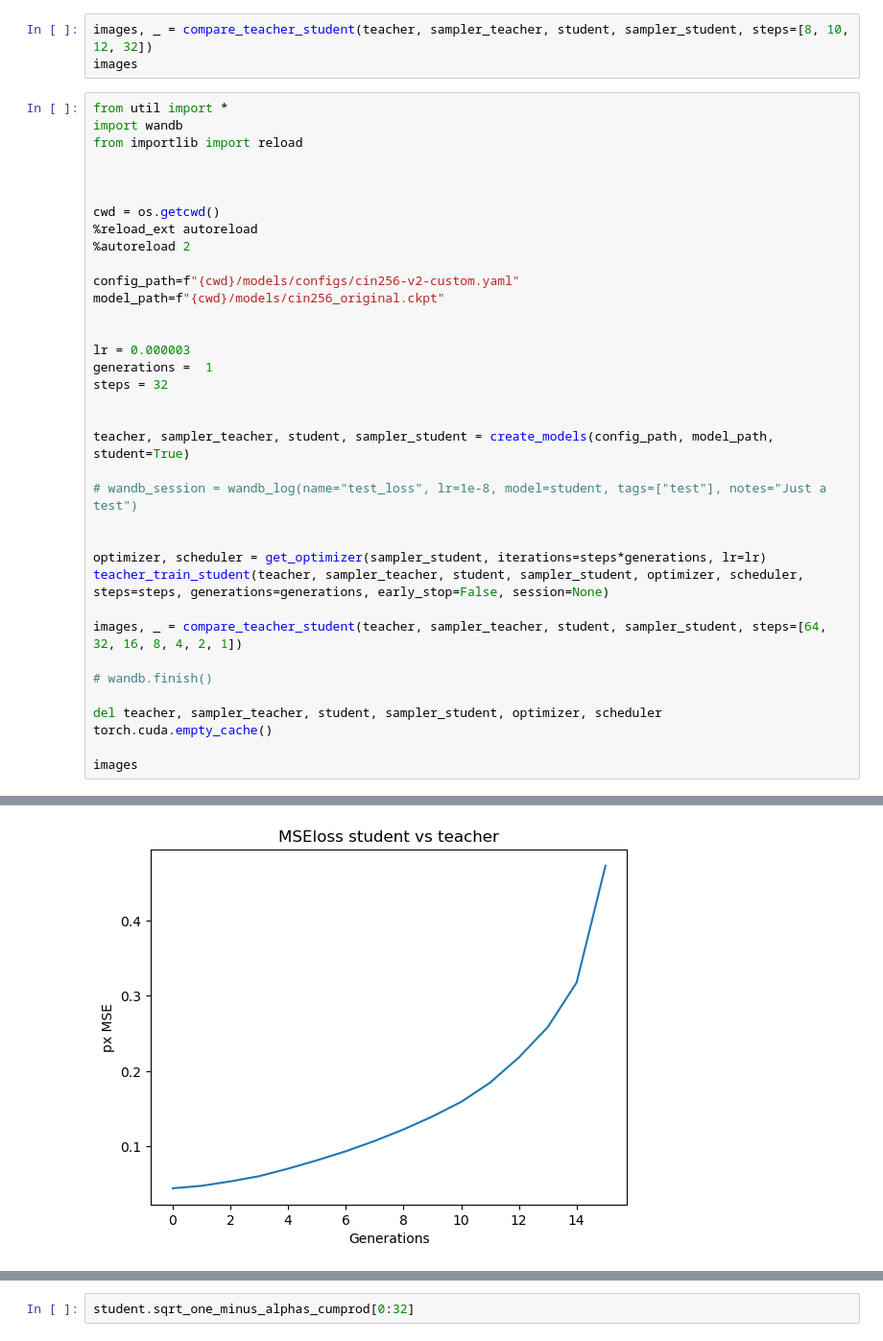
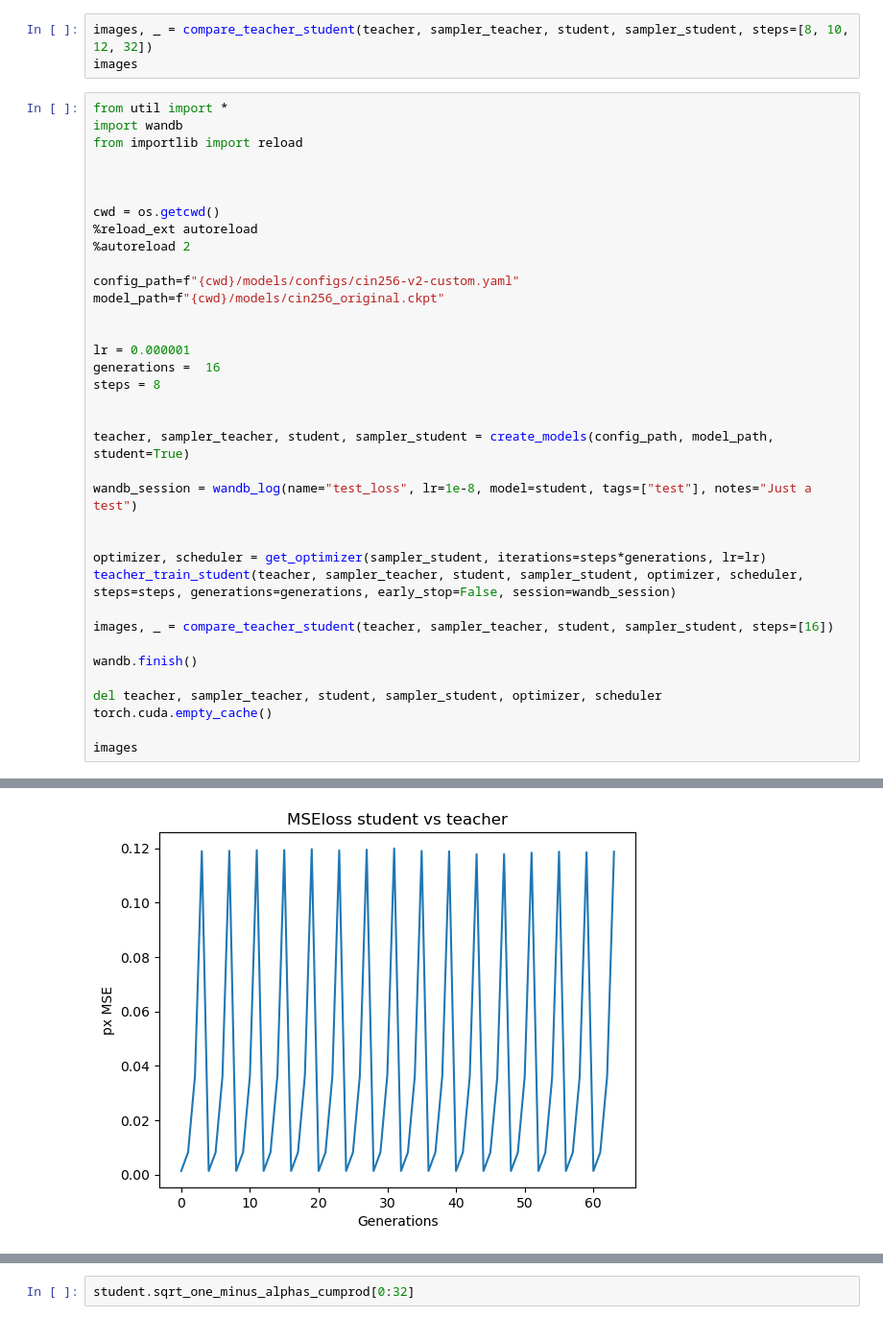
Before and after one commit to Pmobilee/DSD, a Jupyter notebook: cin_256/Cin_256_custom.ipynb, the cells around one changed output, grey strips where cells are left out. Shown at 96% size. Drawn from its saved outputs; the diff is of its cells as text.

```diff
--- a/cin_256/Cin_256_custom.ipynb
+++ b/cin_256/Cin_256_custom.ipynb
@@ -114,22 +114,22 @@ config_path=f"{cwd}/models/configs/cin256-v2-custom.yaml"
 model_path=f"{cwd}/models/cin256_original.ckpt"
 
 
-lr = 0.000003
-generations =  1
-steps = 32
+lr = 0.000001
+generations =  16
+steps = 8
 
 
 teacher, sampler_teacher, student, sampler_student = create_models(config_path, model_path, student=True)
 
-# wandb_session = wandb_log(name="test_loss", lr=1e-8, model=student, tags=["test"], notes="Just a test")
+wandb_session = wandb_log(name="test_loss", lr=1e-8, model=student, tags=["test"], notes="Just a test")
 
 
 optimizer, scheduler = get_optimizer(sampler_student, iterations=steps*generations, lr=lr)
-teacher_train_student(teacher, sampler_teacher, student, sampler_student, optimizer, scheduler, steps=steps, generations=generations, early_stop=False, session=None)
+teacher_train_student(teacher, sampler_teacher, student, sampler_student, optimizer, scheduler, steps=steps, generations=generations, early_stop=False, session=wandb_session)
 
-images, _ = compare_teacher_student(teacher, sampler_teacher, student, sampler_student, steps=[64, 32, 16, 8, 4, 2, 1])
+images, _ = compare_teacher_student(teacher, sampler_teacher, student, sampler_student, steps=[16])
 
-# wandb.finish()
+wandb.finish()
 
 del teacher, sampler_teacher, student, sampler_student, optimizer, scheduler
 torch.cuda.empty_cache()
@@ -161 +153 @@ weight: tensor([[[[332.7162]]]], device='cuda:0', grad_fn=<AddBackward0>) sign:
-[figure, old version]
+[figure, new version]
```
Also changed, not shown: parts of 3 cells of this notebook, 2 other files.
